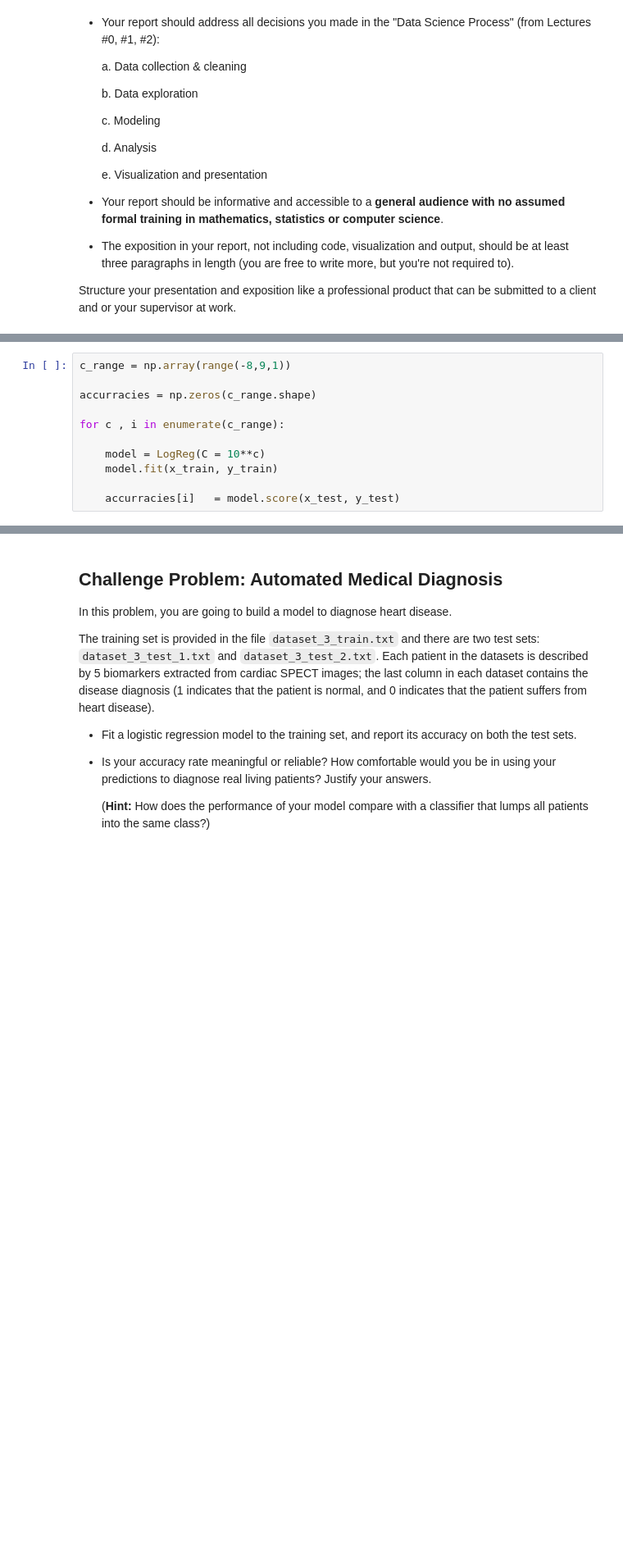
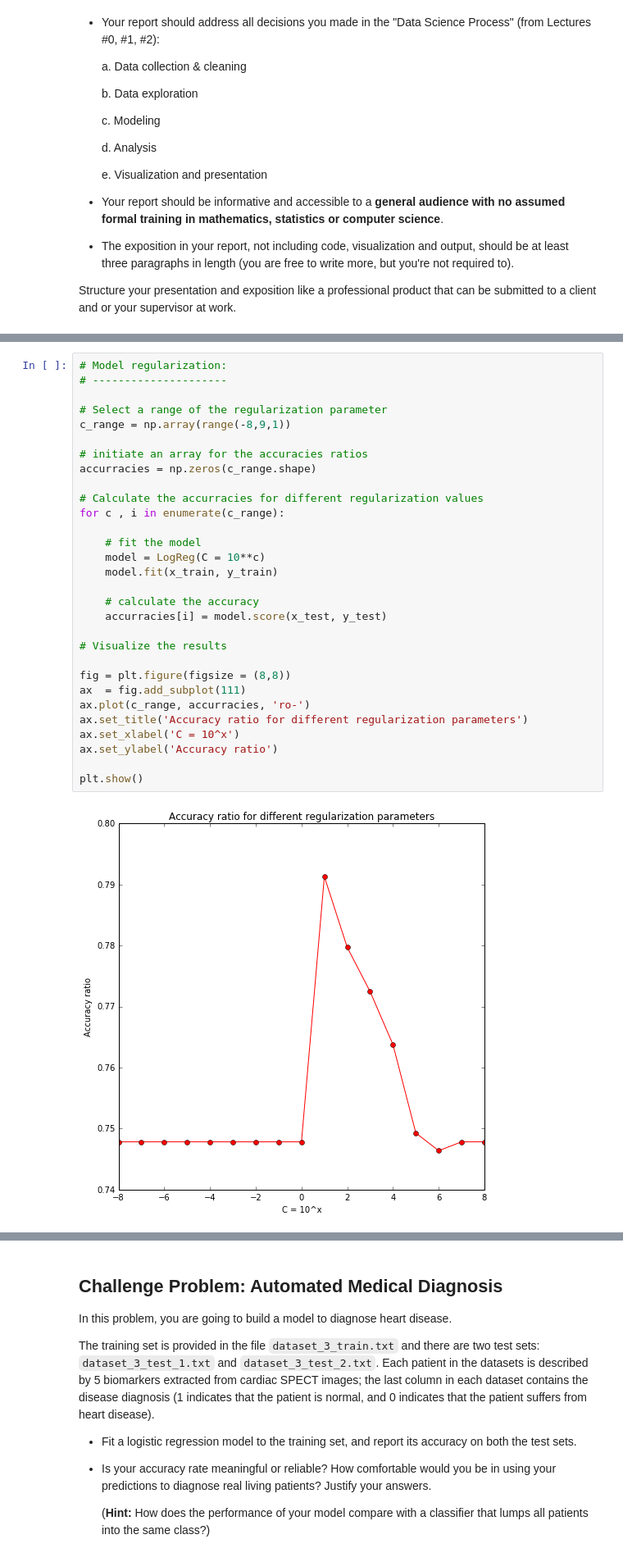
Before and after one commit to alokkshukla/cs109-2, a Jupyter notebook: HW5/Bassily_Hany_cse109a_HW5.ipynb, the cells around one changed output, grey strips where cells are left out. Shown: that part at 82% size. Drawn from its saved outputs; the diff is of its cells as text; blank space fills up the shorter version.

```diff
--- a/HW5/Bassily_Hany_cse109a_HW5.ipynb
+++ b/HW5/Bassily_Hany_cse109a_HW5.ipynb
@@ -811,11 +870,32 @@ y_test  = test[:, -1]
 # %%
+# Model regularization:
+# ---------------------
+
+# Select a range of the regularization parameter
 c_range = np.array(range(-8,9,1))
 
+# initiate an array for the accuracies ratios
 accurracies = np.zeros(c_range.shape)
 
+# Calculate the accurracies for different regularization values
 for c , i in enumerate(c_range):
 
+    # fit the model
     model = LogReg(C = 10**c)
     model.fit(x_train, y_train)
 
-    accurracies[i]   = model.score(x_test, y_test)
+    # calculate the accuracy
+    accurracies[i] = model.score(x_test, y_test)
+
+# Visualize the results
+
+fig = plt.figure(figsize = (8,8))
+ax  = fig.add_subplot(111)
+ax.plot(c_range, accurracies, 'ro-')
+ax.set_title('Accuracy ratio for different regularization parameters')
+ax.set_xlabel('C = 10^x')
+ax.set_ylabel('Accuracy ratio')
+
+plt.show()
+# %% [output]
+[figure, added]
```
Also changed, not shown: parts of 18 cells of this notebook.
